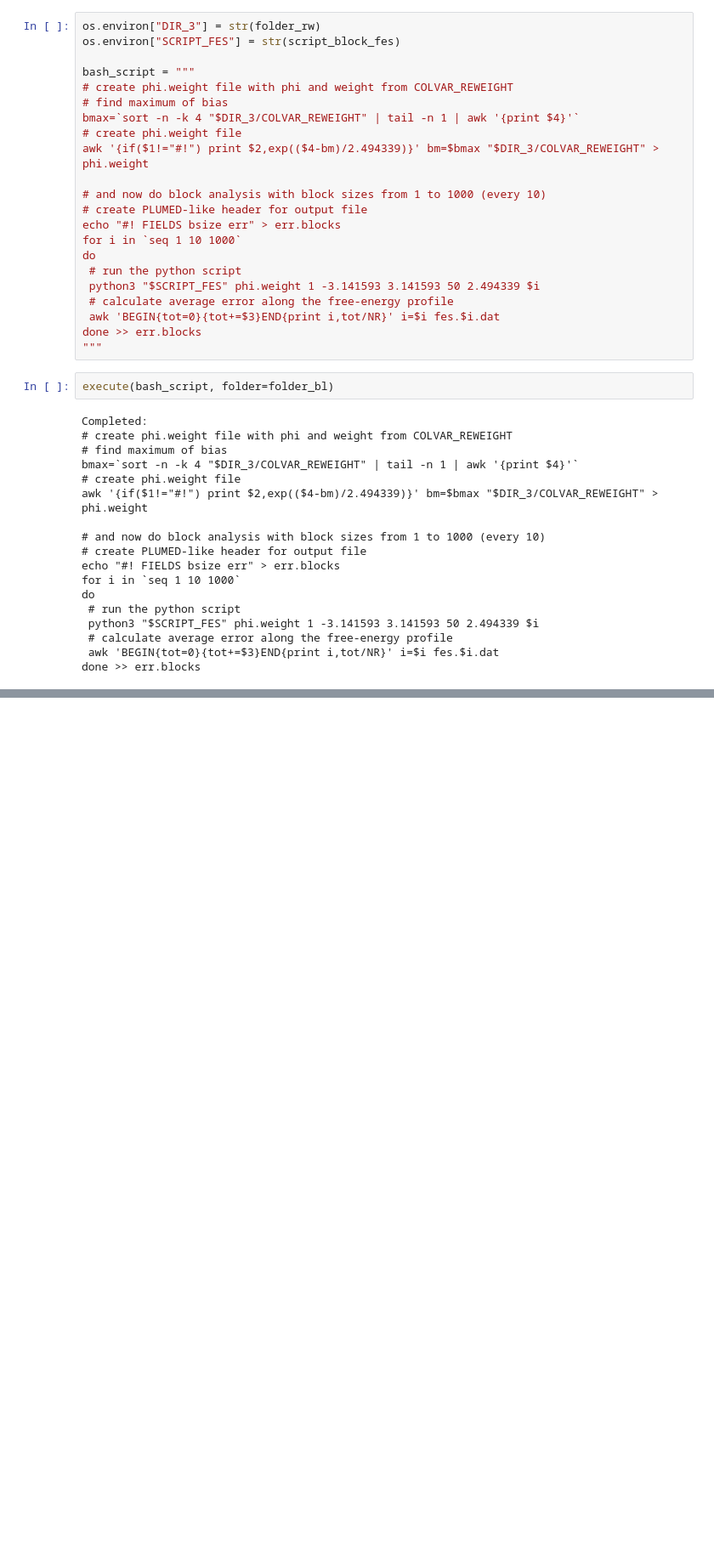
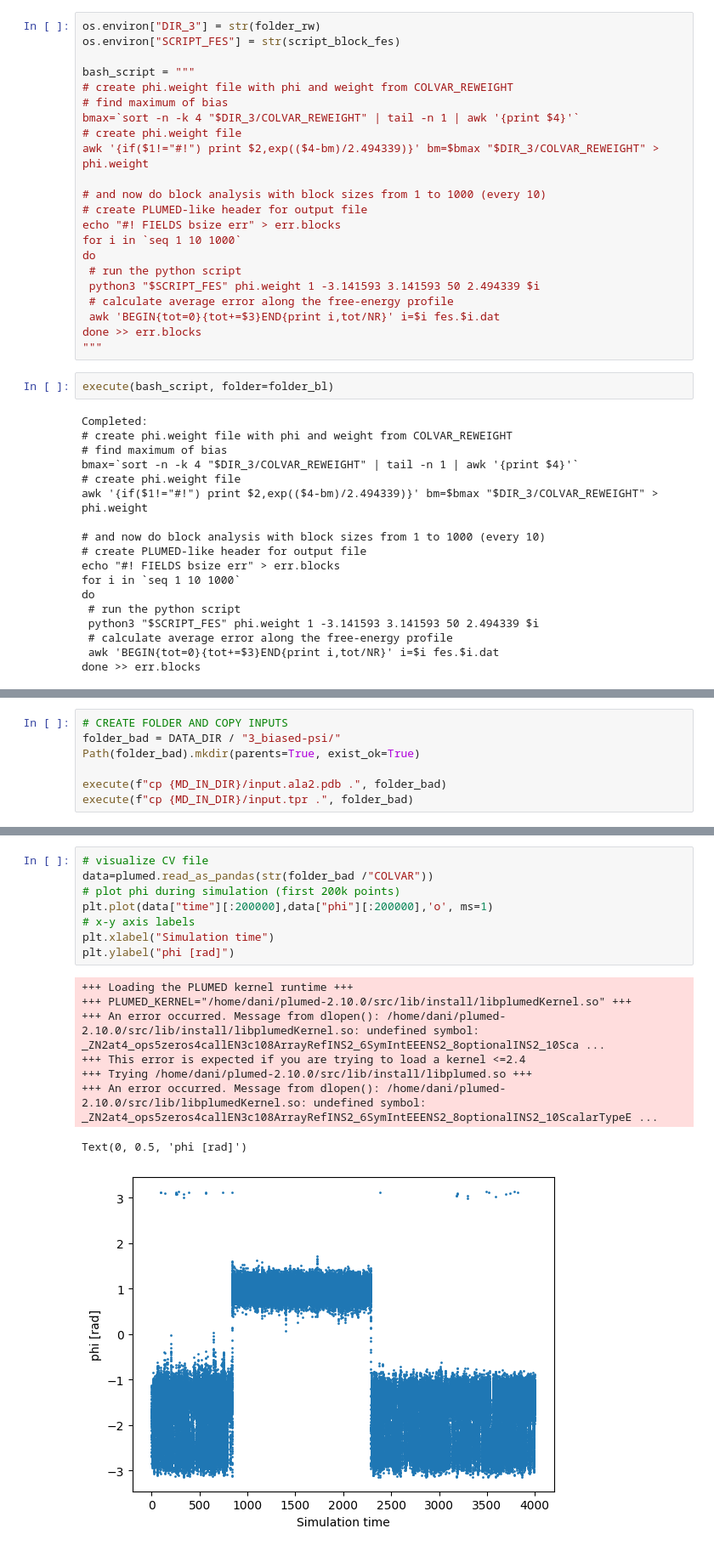
Before and after one commit to danibrb/ML-CV, a Jupyter notebook: notebook/03_analysis.ipynb, the cells around one changed output, grey strips where cells are left out. Shown at 85% size. Cells and saved outputs as stored; diff of their text form; blank space fills up the shorter version.

```diff
--- a/notebook/03_analysis.ipynb
+++ b/notebook/03_analysis.ipynb
@@ -566,0 +499,7 @@ Text(0, 0.5, 'Average error on free-energy profile [kJ/mol]')
+# %%
+# CREATE FOLDER AND COPY INPUTS
+folder_bad = DATA_DIR / "3_biased-psi/"
+Path(folder_bad).mkdir(parents=True, exist_ok=True)
+
+execute(f"cp {MD_IN_DIR}/input.ala2.pdb .", folder_bad)
+execute(f"cp {MD_IN_DIR}/input.tpr .", folder_bad)
@@ -566,0 +557,17 @@ Text(0, 0.5, 'Average error on free-energy profile [kJ/mol]')
+# %%
+# visualize CV file
+data=plumed.read_as_pandas(str(folder_bad /"COLVAR"))
+# plot phi during simulation (first 200k points)
+plt.plot(data["time"][:200000],data["phi"][:200000],'o', ms=1)
+# x-y axis labels
+plt.xlabel("Simulation time")
+plt.ylabel("phi [rad]")
+# %% [output]
++++ Loading the PLUMED kernel runtime +++
++++ PLUMED_KERNEL="/home/dani/plumed-2.10.0/src/lib/install/libplumedKernel.so" +++
++++ An error occurred. Message from dlopen(): /home/dani/plumed-2.10.0/src/lib/install/libplumedKernel.so: undefined symbol: _ZN2at4_ops5zeros4callEN3c108ArrayRefINS2_6SymIntEEENS2_8optionalINS2_10Sca ...
++++ This error is expected if you are trying to load a kernel <=2.4
++++ Trying /home/dani/plumed-2.10.0/src/lib/install/libplumed.so +++
++++ An error occurred. Message from dlopen(): /home/dani/plumed-2.10.0/src/lib/libplumedKernel.so: undefined symbol: _ZN2at4_ops5zeros4callEN3c108ArrayRefINS2_6SymIntEEENS2_8optionalINS2_10ScalarTypeE ...
+Text(0, 0.5, 'phi [rad]')
+[figure, added]
```
Also changed, not shown: parts of 40 cells of this notebook, 7 other files.
